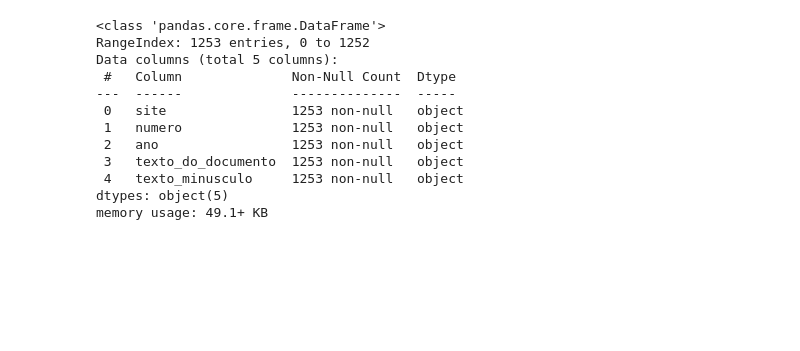
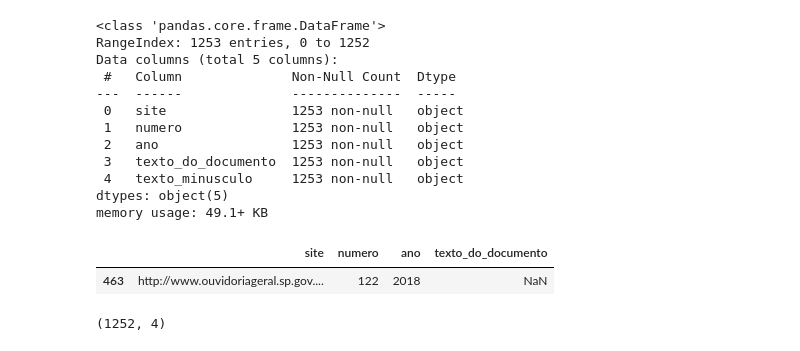
Before and after one commit to abraji/laisp, a Jupyter notebook: pega_pdf.ipynb, the cells around one changed output. Cells and saved outputs as stored; diff of their text form; code cells hidden in the pictures; blank space fills up the shorter version.

```diff
--- a/pega_pdf.ipynb
+++ b/pega_pdf.ipynb
@@ -266,3 +299,10 @@ df_pdfs_final.to_csv("../laisp_textos.csv", index=False)
 # %%
 kwargs = {'sep': ',', 'dtype': str, 'encoding': 'utf-8'}
 df_pdfs_final = pd.read_csv("laisp_textos.csv", **kwargs)
+# %%
+teste = df_pdfs_final[pd.isnull(df_pdfs_final['texto_do_documento'])]
+# %%
+teste
+# %% [output]
+|  | site | numero | ano | texto_do_documento |
+| 463 | http://www.ouvidoriageral.sp.gov.... | 122 | 2018 | NaN |
@@ -269,3 +313,7 @@ df_pdfs_final = pd.read_csv("laisp_textos.csv", **kwargs)
+# %%
+df_pdfs_final.shape
+# %% [output]
+(1252, 4)
 # %%
 # Cria um campo em separado copia para fazer buscas
 # %%
```
Also changed, not shown: parts of 20 cells of this notebook.
